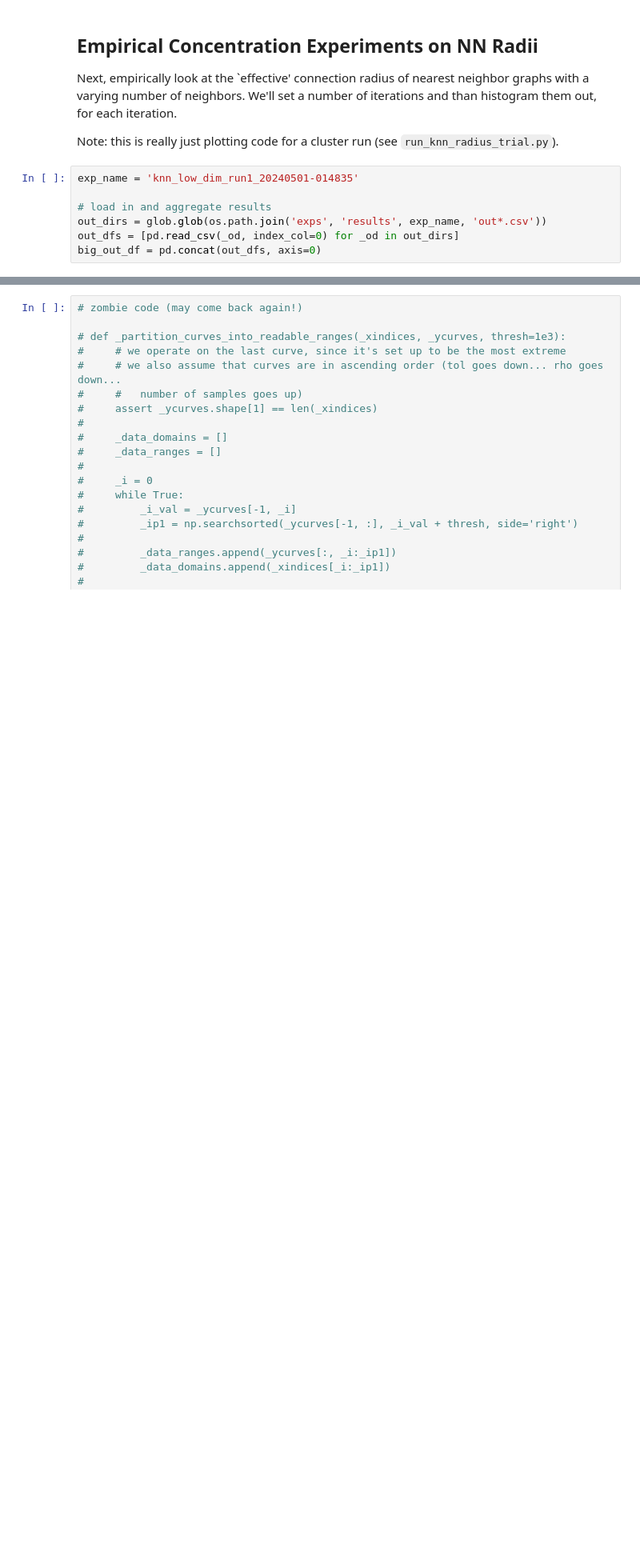
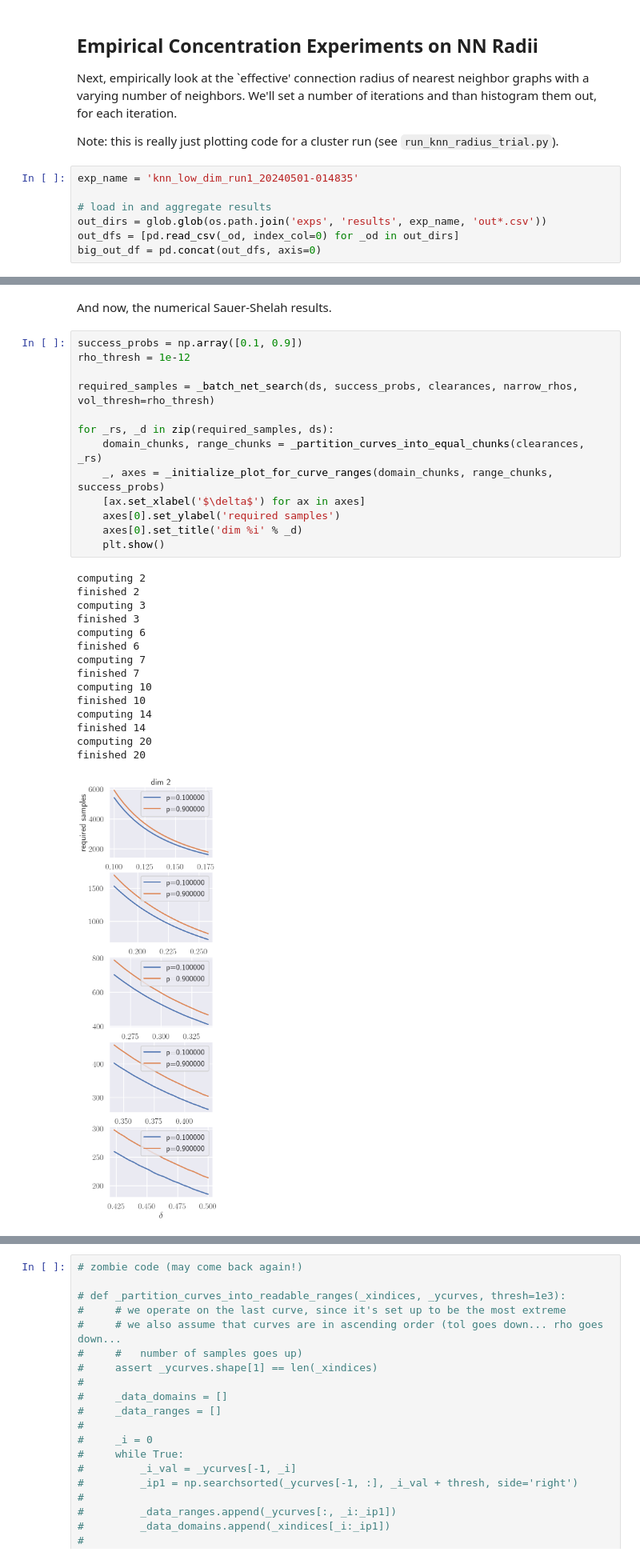
Before and after one commit to robustrobotics/nonasymptotic-mp, a Jupyter notebook: notebooks/designing_tractable_experiments.ipynb, the cells around one changed output, grey strips where cells are left out. Shown at 80% size. Drawn from its saved outputs; the diff is of its cells as text; blank space fills up the shorter version.

```diff
--- a/notebooks/designing_tractable_experiments.ipynb
+++ b/notebooks/designing_tractable_experiments.ipynb
@@ -232,0 +268,31 @@ Options:
+# %% [markdown]
+And now, the numerical Sauer-Shelah results.
+# %%
+success_probs = np.array([0.1, 0.9])
+rho_thresh = 1e-12
+
+required_samples = _batch_net_search(ds, success_probs, clearances, narrow_rhos, vol_thresh=rho_thresh)
+
+for _rs, _d in zip(required_samples, ds):
+    domain_chunks, range_chunks = _partition_curves_into_equal_chunks(clearances, _rs)
+    _, axes = _initialize_plot_for_curve_ranges(domain_chunks, range_chunks, success_probs)
+    [ax.set_xlabel('$\delta$') for ax in axes]
+    axes[0].set_ylabel('required samples')
+    axes[0].set_title('dim %i' % _d)
+    plt.show()
+# %% [output]
+computing 2
+finished 2
+computing 3
+finished 3
+computing 6
+finished 6
+computing 7
+finished 7
+computing 10
+finished 10
+computing 14
+finished 14
+computing 20
+finished 20
+[figure, added]
```
Also changed, not shown: parts of 14 cells of this notebook, 1 other file.
